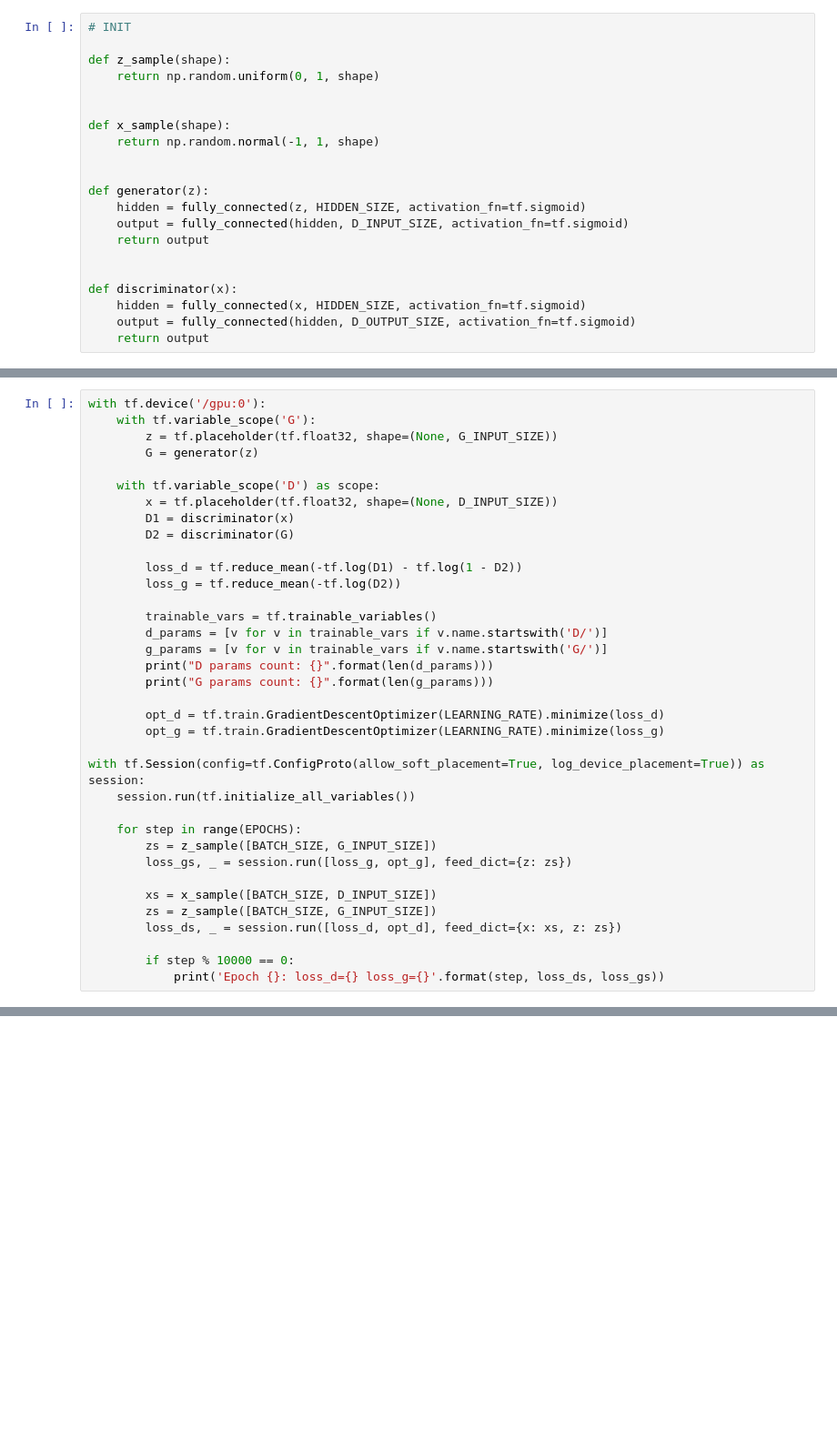
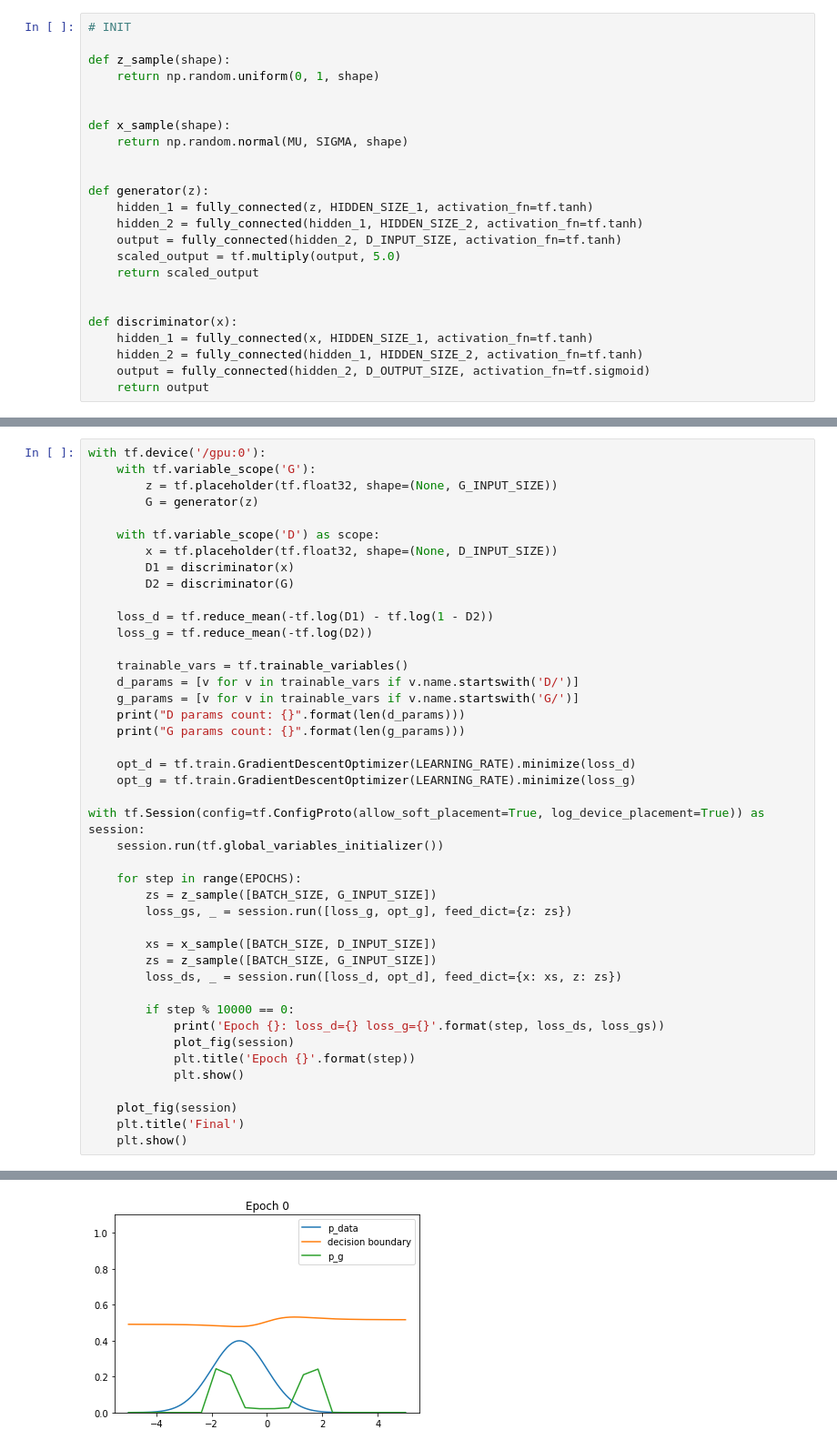
Before and after one commit to andyswec/gan-tutorial, a Jupyter notebook: Simple_GAN.ipynb, the cells around one changed output, grey strips where cells are left out. Shown: that part at 91% size. Drawn from its saved outputs; the diff is of its cells as text; blank space fills up the shorter version.

Commit message:
Use 3 layer perceptron + Scale output to -5,5 + Plot figures

```diff
--- a/Simple_GAN.ipynb
+++ b/Simple_GAN.ipynb
@@ -21,16 +28,19 @@ def z_sample(shape):
 
 
 def x_sample(shape):
-    return np.random.normal(-1, 1, shape)
+    return np.random.normal(MU, SIGMA, shape)
 
 
 def generator(z):
-    hidden = fully_connected(z, HIDDEN_SIZE, activation_fn=tf.sigmoid)
-    output = fully_connected(hidden, D_INPUT_SIZE, activation_fn=tf.sigmoid)
-    return output
+    hidden_1 = fully_connected(z, HIDDEN_SIZE_1, activation_fn=tf.tanh)
+    hidden_2 = fully_connected(hidden_1, HIDDEN_SIZE_2, activation_fn=tf.tanh)
+    output = fully_connected(hidden_2, D_INPUT_SIZE, activation_fn=tf.tanh)
+    scaled_output = tf.multiply(output, 5.0)
+    return scaled_output
 
 
 def discriminator(x):
-    hidden = fully_connected(x, HIDDEN_SIZE, activation_fn=tf.sigmoid)
-    output = fully_connected(hidden, D_OUTPUT_SIZE, activation_fn=tf.sigmoid)
+    hidden_1 = fully_connected(x, HIDDEN_SIZE_1, activation_fn=tf.tanh)
+    hidden_2 = fully_connected(hidden_1, HIDDEN_SIZE_2, activation_fn=tf.tanh)
+    output = fully_connected(hidden_2, D_OUTPUT_SIZE, activation_fn=tf.sigmoid)
     return output
@@ -45,20 +84,20 @@ with tf.device('/gpu:0'):
         D1 = discriminator(x)
         D2 = discriminator(G)
 
-        loss_d = tf.reduce_mean(-tf.log(D1) - tf.log(1 - D2))
-        loss_g = tf.reduce_mean(-tf.log(D2))
+    loss_d = tf.reduce_mean(-tf.log(D1) - tf.log(1 - D2))
+    loss_g = tf.reduce_mean(-tf.log(D2))
 
-        trainable_vars = tf.trainable_variables()
-        d_params = [v for v in trainable_vars if v.name.startswith('D/')]
-        g_params = [v for v in trainable_vars if v.name.startswith('G/')]
-        print("D params count: {}".format(len(d_params)))
-        print("G params count: {}".format(len(g_params)))
+    trainable_vars = tf.trainable_variables()
+    d_params = [v for v in trainable_vars if v.name.startswith('D/')]
+    g_params = [v for v in trainable_vars if v.name.startswith('G/')]
+    print("D params count: {}".format(len(d_params)))
+    print("G params count: {}".format(len(g_params)))
 
-        opt_d = tf.train.GradientDescentOptimizer(LEARNING_RATE).minimize(loss_d)
-        opt_g = tf.train.GradientDescentOptimizer(LEARNING_RATE).minimize(loss_g)
+    opt_d = tf.train.GradientDescentOptimizer(LEARNING_RATE).minimize(loss_d)
+    opt_g = tf.train.GradientDescentOptimizer(LEARNING_RATE).minimize(loss_g)
 
 with tf.Session(config=tf.ConfigProto(allow_soft_placement=True, log_device_placement=True)) as session:
-    session.run(tf.initialize_all_variables())
+    session.run(tf.global_variables_initializer())
 
     for step in range(EPOCHS):
         zs = z_sample([BATCH_SIZE, G_INPUT_SIZE])
@@ -70,4 +109,11 @@ with tf.Session(config=tf.ConfigProto(allow_soft_placement=True, log_device_plac
 
         if step % 10000 == 0:
             print('Epoch {}: loss_d={} loss_g={}'.format(step, loss_ds, loss_gs))
+            plot_fig(session)
+            plt.title('Epoch {}'.format(step))
+            plt.show()
+
+    plot_fig(session)
+    plt.title('Final')
+    plt.show()
 # %% [output]
@@ -90,0 +123 @@ Epoch 390000: loss_d=0.6953425407409668 loss_g=0.6954191327095032
+[figure, added]
```
Also changed, not shown: parts of 4 cells of this notebook.
